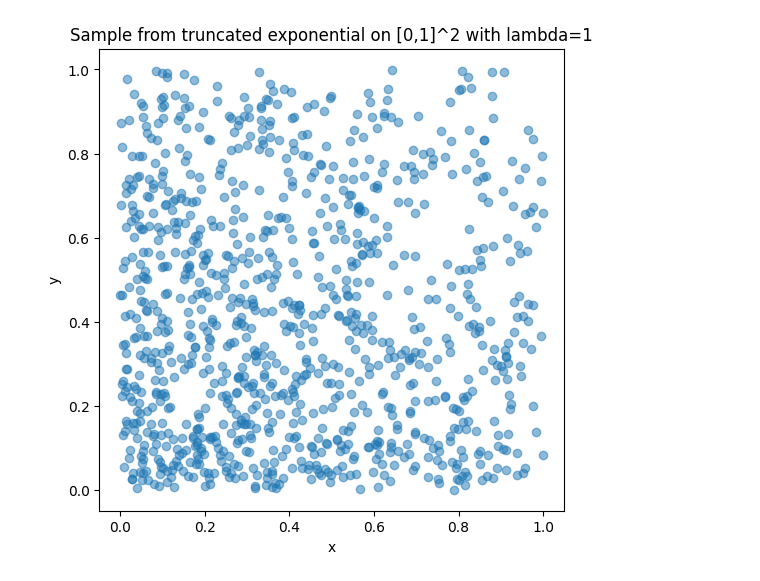
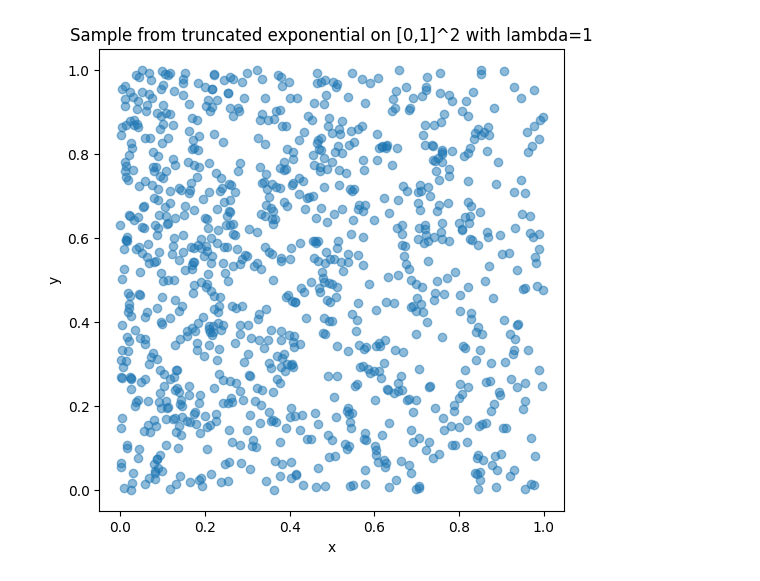
Before and after one commit to GuramL/Pandering, a Jupyter notebook: exponential.ipynb, the cells around one changed output. Saved outputs shown, nothing was run; the diff lists cells and outputs as text; code cells hidden in the pictures.

```diff
--- a/exponential.ipynb
+++ b/exponential.ipynb
@@ -1,34 +1,34 @@
 # %%
 import numpy as np
 import matplotlib.pyplot as plt
 
 # Number of observations
-N = 20_000_000
+N = 3_000_000
 
 # Rate parameter lambda = 1
 lambda_val = 1
 normalization = 1 - np.exp(-lambda_val)
 
 # Generate uniform random numbers for x and y
 U_x = np.random.rand(N)
 U_y = np.random.rand(N)
 
 # Use inverse transform sampling for the truncated exponential
 x_samples = -np.log(1 - U_x * normalization)
-y_samples = -np.log(1 - U_y * normalization)
+y_samples = U_y
 
 # Combine x and y into one array (each row is an observation)
 data = np.column_stack((x_samples, y_samples))
 
 # Optional: Plot a sample of the observations (using first 1000 points for clarity)
 plt.figure(figsize=(6,6))
 plt.scatter(x_samples[:1000], y_samples[:1000], alpha=0.5)
 plt.xlabel('x')
 plt.ylabel('y')
 plt.title('Sample from truncated exponential on [0,1]^2 with lambda=1')
 plt.show()
 # %% [output]
-[figure, old version]
+[figure, new version]
 # %%
 # Initialize x_star and y_star
 x_star_1 = 0.2813
```
Also changed, not shown: parts of 2 cells of this notebook.
